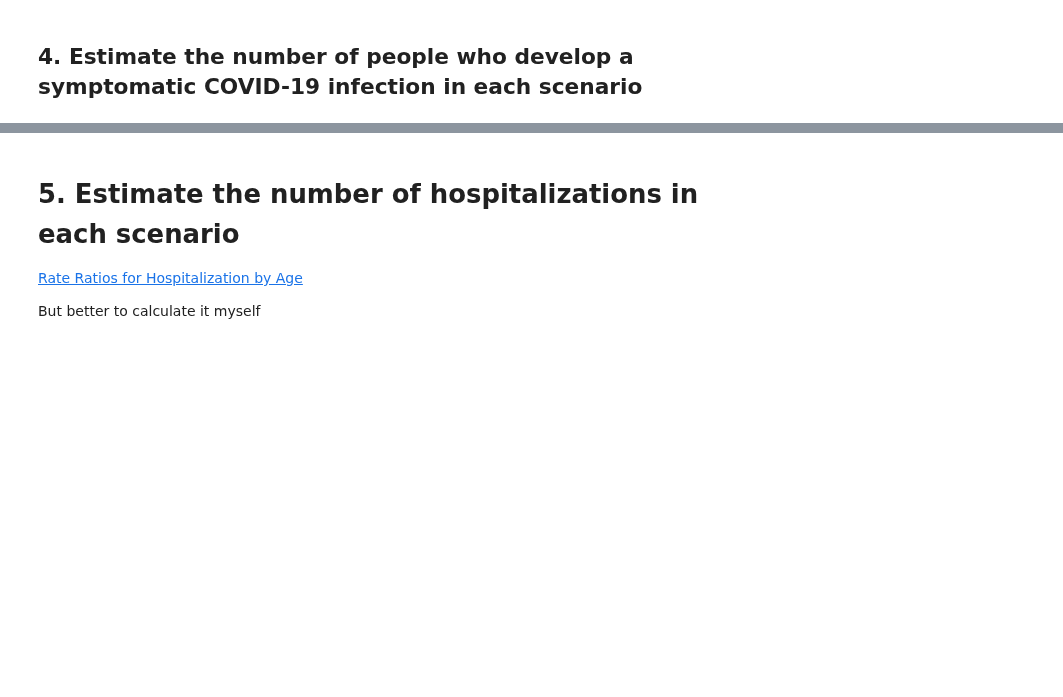
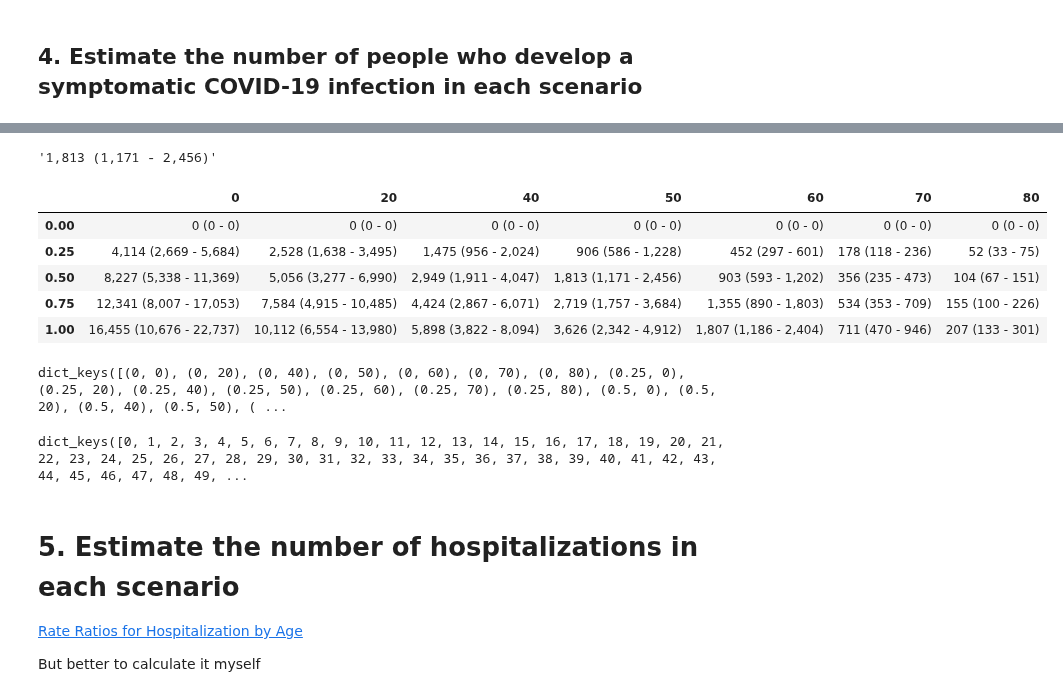
Before and after one commit to aflaxman/covid_mabs, a Jupyter notebook: mAbs_rodal.ipynb, the cells around one changed output, grey strips where cells are left out. Saved outputs shown, nothing was run; the diff lists cells and outputs as text; code cells hidden in the pictures; blank space fills up the shorter version.

```diff
--- a/mAbs_rodal.ipynb
+++ b/mAbs_rodal.ipynb
@@ -289,0 +445,37 @@ print_mean_and_ui(
+# %%
+def cases_averted_w_ui(c, a):
+#     print('averted secondary infections')
+    z = [(n_COVID[0, 0][k] - n_COVID[c, a][k]).sum() for k in range(n_draws)]
+    return f'{np.mean(z):,.0f} ({np.percentile(z, 2.5):,.0f} - {np.percentile(z, 97.5):,.0f})'
+
+cases_averted_w_ui(.50, 50)
+# %% [output]
+'1,813 (1,171 - 2,456)'
+# %%
+pretty_table = {}
+
+for c in coverage_levels:
+    for a0 in age_lower_bounds:
+        pretty_table[c,a0] = cases_averted_w_ui(c, a0)
+# %%
+pd.Series(pretty_table).unstack()
+# %% [output]
+|  | 0 | 20 | 40 | 50 | 60 | 70 | 80 |
+| 0.00 | 0 (0 - 0) | 0 (0 - 0) | 0 (0 - 0) | 0 (0 - 0) | 0 (0 - 0) | 0 (0 - 0) | 0 (0 - 0) |
+| 0.25 | 4,114 (2,669 - 5,684) | 2,528 (1,638 - 3,495) | 1,475 (956 - 2,024) | 906 (586 - 1,228) | 452 (297 - 601) | 178 (118 - 236) | 52 (33 - 75) |
+| 0.50 | 8,227 (5,338 - 11,369) | 5,056 (3,277 - 6,990) | 2,949 (1,911 - 4,047) | 1,813 (1,171 - 2,456) | 903 (593 - 1,202) | 356 (235 - 473) | 104 (67 - 151) |
+| 0.75 | 12,341 (8,007 - 17,053) | 7,584 (4,915 - 10,485) | 4,424 (2,867 - 6,071) | 2,719 (1,757 - 3,684) | 1,355 (890 - 1,803) | 534 (353 - 709) | 155 (100 - 226) |
+| 1.00 | 16,455 (10,676 - 22,737) | 10,112 (6,554 - 13,980) | 5,898 (3,822 - 8,094) | 3,626 (2,342 - 4,912) | 1,807 (1,186 - 2,404) | 711 (470 - 946) | 207 (133 - 301) |
+# %%
+# remember that dicts of dicts of pd.Series
+# have first dict indexed by (coverage, age_threhold),
+# second dict indexed by "draw" (from posterior distribution)
+# and Series indexed by age_group, sex, race/ethnicity
+
+n_COVID.keys() # keys of first dict
+# %% [output]
+dict_keys([(0, 0), (0, 20), (0, 40), (0, 50), (0, 60), (0, 70), (0, 80), (0.25, 0), (0.25, 20), (0.25, 40), (0.25, 50), (0.25, 60), (0.25, 70), (0.25, 80), (0.5, 0), (0.5, 20), (0.5, 40), (0.5, 50), ( ...
+# %%
+n_COVID[0,20].keys() # keys of second dict
+# %% [output]
+dict_keys([0, 1, 2, 3, 4, 5, 6, 7, 8, 9, 10, 11, 12, 13, 14, 15, 16, 17, 18, 19, 20, 21, 22, 23, 24, 25, 26, 27, 28, 29, 30, 31, 32, 33, 34, 35, 36, 37, 38, 39, 40, 41, 42, 43, 44, 45, 46, 47, 48, 49, ...
```
Also changed, not shown: parts of 51 cells of this notebook.
